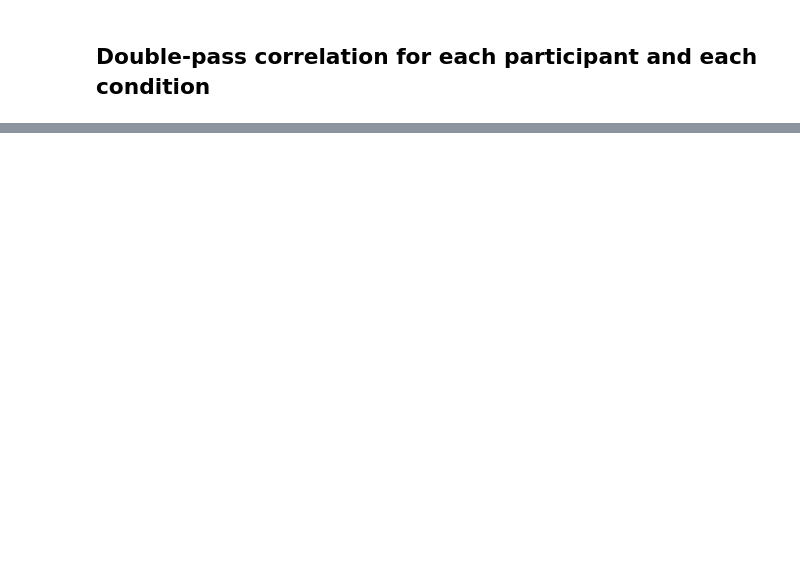
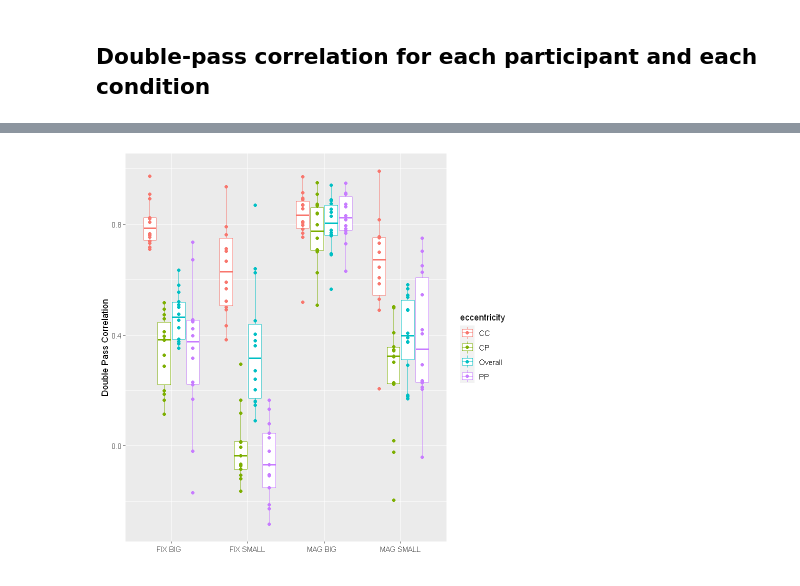
Before and after one commit to ArielZJ/Precision-Phenomenology-Data-Analysis, a Jupyter notebook: Fovea vs. Periphery Color Similarity Pilot Analysis - 2stim Analysis.ipynb, the cells around one changed output, grey strips where cells are left out. Drawn from its saved outputs; the diff is of its cells as text; code cells hidden in the pictures; blank space fills up the shorter version.

Commit message:
Added double pass correlations

```diff
--- a/Fovea vs. Periphery Color Similarity Pilot Analysis - 2stim Analysis.ipynb
+++ b/Fovea vs. Periphery Color Similarity Pilot Analysis - 2stim Analysis.ipynb
@@ -2904,7 +2968,17 @@ plot.all(cleandf)
 # %%
-double.pass <- function(datadf){
+double.pass.all <- function(datadf){
     size <- sort(unique(datadf$stimulus_size))
     scale <- sort(unique(datadf$peripheral_scale))
+
+    cor.df <- data.frame(subject=character(),
+                        stimulus_size=double(),
+                        peripheral_scale=double(),
+                        overall=double(),
+                        CC=double(),
+                        CP=double(),
+                        PP=double()
+                        )
+
     for(stim in (size)){
         for(mag in (scale)){
             data <- (subset(datadf,stimulus_size == stim & peripheral_scale == mag))
@@ -2915,11 +2989,24 @@ double.pass <- function(datadf){
             plot.list <- list()
             for(participant in IDs){
                     subjectdf <- subset(data, subject == participant)
-                    #return(subjectdf)
+                    subj.data <- dissimdata.subject(subjectdf)
+                    double.pass.subj <- double.pass.score(
+                                            double.pass.reformat(
+                                                color.eccen.mat(subj.data,
+                                                               symmeterise=FALSE,sym.CP=FALSE,
+                                                               output='matrix')))
+                row_df <- data.frame(participant, stim, mag,
+                                    double.pass.subj[[1]],
+                                    double.pass.subj[[2]],
+                                    double.pass.subj[[3]],
+                                    double.pass.subj[[4]]
+                                    )
+                names(row_df) <- c("participant","StimSize",'Magnification','Overall','CC','CP','PP')
+                cor.df <- rbind(cor.df,row_df)
                 }
             }
         }
-    return(subjectdf)
+    return(cor.df)
 }
 # %%
-test <- double.pass(cleandf)
+double.pass.data <- double.pass.all(cleandf)
@@ -2929,0 +3031,4 @@ nrow(test)
+# %%
+double.pass.data.long <- double.pass.data %>% gather("eccentricity","correlation",4:7)
+# %%
+double.pass.data.long <- label(double.pass.data.long)
@@ -2929,0 +3047,7 @@ nrow(test)
+# %%
+double.pass.plot <- ggplot(double.pass.data.long, aes(x=label.combo,color=eccentricity,y=correlation)) +
+                        geom_boxplot() + geom_point(position=position_dodge(width=0.75)) +
+                        ylab("Double Pass Correlation") + xlab("")
+double.pass.plot
+# %% [output]
+[figure, added]
```
Also changed, not shown: parts of 19 cells of this notebook, 11 other files.
